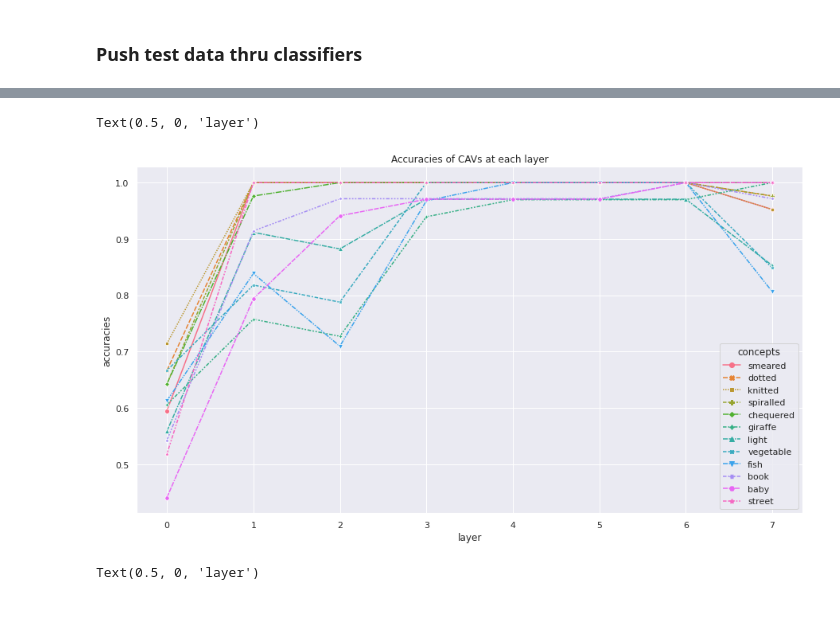
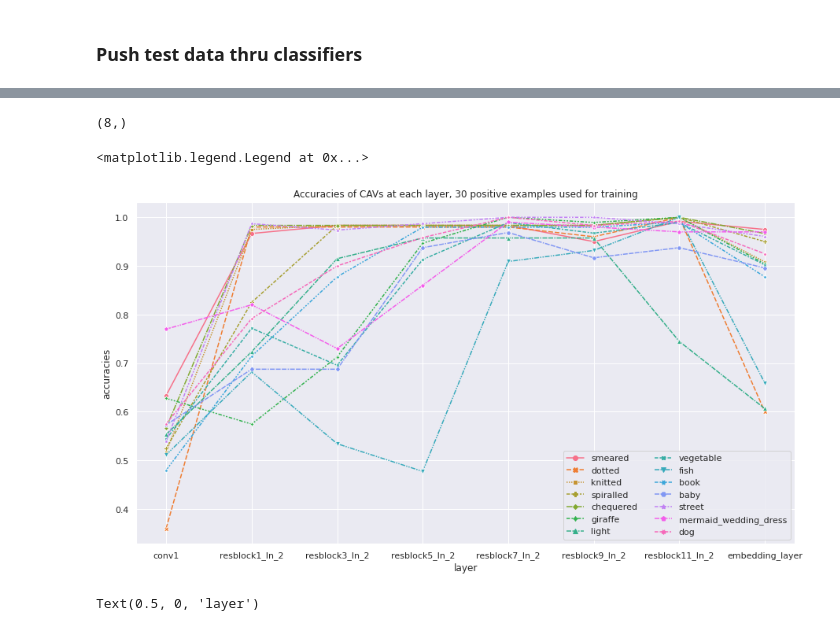
Before and after one commit to hellovivian/text2image, a Jupyter notebook: TCAV_Pytorch_for_CLIP_multiple_classes.ipynb, the cells around one changed output, grey strips where cells are left out. Cells and saved outputs as stored; diff of their text form; code cells hidden in the pictures.

Commit message:
more specific layers in resblocks, new classes

```diff
--- a/TCAV_Pytorch_for_CLIP_multiple_classes.ipynb
+++ b/TCAV_Pytorch_for_CLIP_multiple_classes.ipynb
@@ -391,10 +415,10 @@ trained a classifier
 #     pickle.dump(classifiers,f)
 # f = "classifiers_perclass_perlayer_smeared_dotted_knitted_spiralled_chequered"
 # f = "classifiers_perclass_perlayer_giraffe_light_vegetable_fish_book_baby_street"
-f = "all_classifiers"
+f = "all_classifiers_30posandneg_lns.npy"
 np.save(f, classifiers, allow_pickle=True)
 # %%
-classifiers = np.load(f"{f}.npy", allow_pickle=True)
+classifiers = np.load(f"{f}", allow_pickle=True)
 # %%
 classifiers.shape
 # %% [output]
@@ -448,6 +473,6 @@ np.save("test_results_all",test_results, allow_pickle=True)
 # %%
 # accuracies = np.load("test_results_dec1_smeared_dotted_knitted_spiralled_chequered_perlayer.npy", allow_pickle=True)
-accuracies = np.load("test_results_all.npy", allow_pickle=True)
+accuracies = np.load("test_results_all_30posandneg_lns.npy", allow_pickle=True)
 # %%
 print(accuracies.shape)
 # %% [output]
@@ -585,22 +611,32 @@ np.save("negative_results_all_classes.npy", test_results, allow_pickle=True)
 # %%
 n_acc = np.load("negative_results_all_classes.npy", allow_pickle=True)
 acc = np.load("test_results_all.npy", allow_pickle=True)
+# %%
+acc = accuracies
+# %%
+layernames.shape
+# %% [output]
+(8,)
 # %%
+import numpy as np
 import seaborn as sns
 import pandas as pd
 df = pd.DataFrame(acc, index = image_classes)
 df.index.name = 'concepts'
 df_2 = df.transpose()
 sns.set(rc = {'figure.figsize':(15,8)})
 # for i in range(len(image_classes)):
 #     ax = sns.lineplot(data=acc[i], markers=True)
 ax = sns.lineplot(data=df_2, markers=True)
-ax.set_title('Accuracies of CAVs at each layer')
+ax.set_title('Accuracies of CAVs at each layer, 30 positive examples used for training')
 ax.set_ylabel('accuracies')
 ax.set_xlabel('layer')
+ax.set_xticklabels([""] + [i for i in layernames])
+ax.legend(loc='lower right', ncol=2)
+#           bbox_to_anchor=(0.85, 0))
 # %% [output]
-Text(0.5, 0, 'layer')
+<matplotlib.legend.Legend at 0x...>
-[figure, old version]
+[figure, new version]
 # %%
 import seaborn as sns
 import pandas as pd
```
Also changed, not shown: parts of 32 cells of this notebook.
